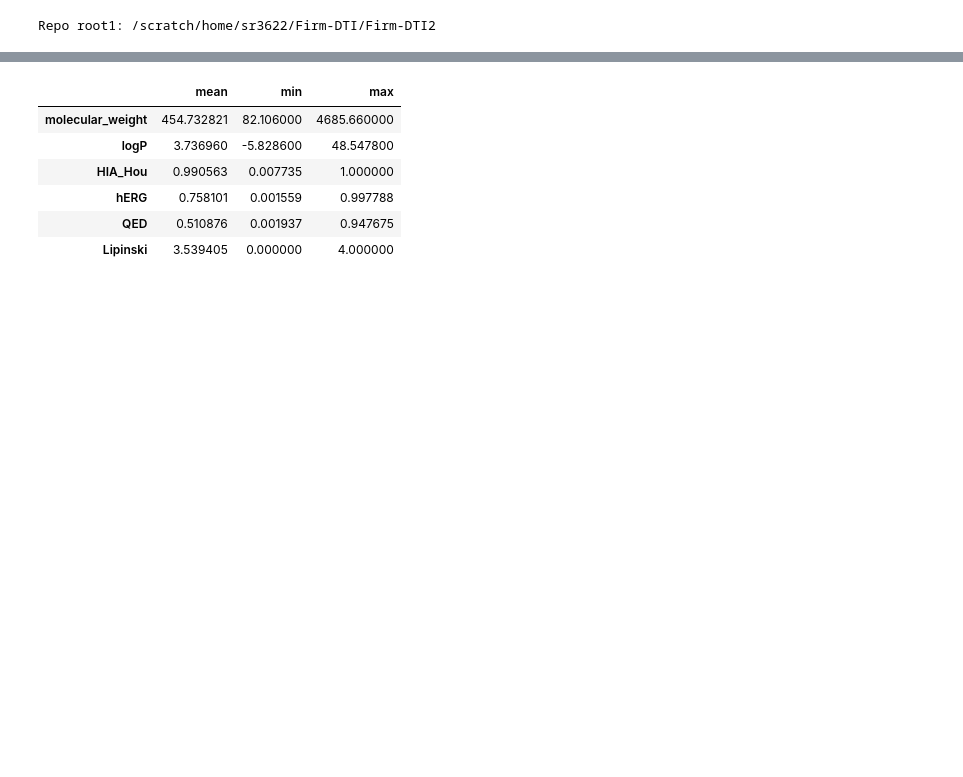
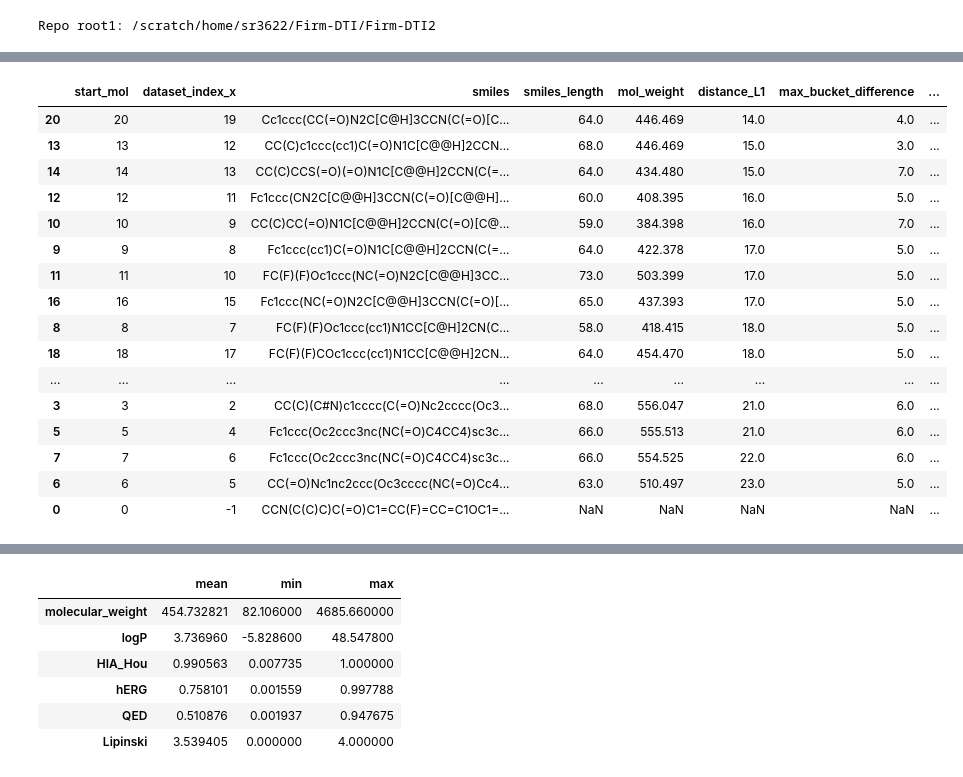
Before and after one commit to EESI/nevermore, a Jupyter notebook: notebooks/nevergrad_first_call.ipynb, the cells around one changed output, grey strips where cells are left out. Drawn from its saved outputs; the diff is of its cells as text; code cells hidden in the pictures; blank space fills up the shorter version.

```diff
--- a/notebooks/nevergrad_first_call.ipynb
+++ b/notebooks/nevergrad_first_call.ipynb
@@ -87,3 +130,28 @@ if summary_path.exists():
+# %%
+
+df = pd.read_csv(summary_path)
+
+# Sort by distance_L1 (ascending) to inspect best matches first
+df_sorted = df.sort_values("distance_L1", ascending=True)
+df_sorted
+# %% [output]
+|  | start_mol | dataset_index_x | smiles | smiles_length | mol_weight | distance_L1 | max_bucket_difference | ... |
+| 20 | 20 | 19 | Cc1ccc(CC(=O)N2C[C@H]3CCN(C(=O)[C... | 64.0 | 446.469 | 14.0 | 4.0 | ... |
+| 13 | 13 | 12 | CC(C)c1ccc(cc1)C(=O)N1C[C@@H]2CCN... | 68.0 | 446.469 | 15.0 | 3.0 | ... |
+| 14 | 14 | 13 | CC(C)CCS(=O)(=O)N1C[C@@H]2CCN(C(=... | 64.0 | 434.480 | 15.0 | 7.0 | ... |
+| 12 | 12 | 11 | Fc1ccc(CN2C[C@@H]3CCN(C(=O)[C@@H]... | 60.0 | 408.395 | 16.0 | 5.0 | ... |
+| 10 | 10 | 9 | CC(C)CC(=O)N1C[C@@H]2CCN(C(=O)[C@... | 59.0 | 384.398 | 16.0 | 7.0 | ... |
+| 9 | 9 | 8 | Fc1ccc(cc1)C(=O)N1C[C@@H]2CCN(C(=... | 64.0 | 422.378 | 17.0 | 5.0 | ... |
+| 11 | 11 | 10 | FC(F)(F)Oc1ccc(NC(=O)N2C[C@@H]3CC... | 73.0 | 503.399 | 17.0 | 5.0 | ... |
+| 16 | 16 | 15 | Fc1ccc(NC(=O)N2C[C@@H]3CCN(C(=O)[... | 65.0 | 437.393 | 17.0 | 5.0 | ... |
+| 8 | 8 | 7 | FC(F)(F)Oc1ccc(cc1)N1CC[C@H]2CN(C... | 58.0 | 418.415 | 18.0 | 5.0 | ... |
+| 18 | 18 | 17 | FC(F)(F)COc1ccc(cc1)N1CC[C@@H]2CN... | 64.0 | 454.470 | 18.0 | 5.0 | ... |
+| ... | ... | ... | ... | ... | ... | ... | ... | ... |
+| 3 | 3 | 2 | CC(C)(C#N)c1cccc(C(=O)Nc2cccc(Oc3... | 68.0 | 556.047 | 21.0 | 6.0 | ... |
+| 5 | 5 | 4 | Fc1ccc(Oc2ccc3nc(NC(=O)C4CC4)sc3c... | 66.0 | 555.513 | 21.0 | 6.0 | ... |
+| 7 | 7 | 6 | Fc1ccc(Oc2ccc3nc(NC(=O)C4CC4)sc3c... | 66.0 | 554.525 | 22.0 | 6.0 | ... |
+| 6 | 6 | 5 | CC(=O)Nc1nc2ccc(Oc3cccc(NC(=O)Cc4... | 63.0 | 510.497 | 23.0 | 5.0 | ... |
+| 0 | 0 | -1 | CCN(C(C)C)C(=O)C1=CC(F)=CC=C1OC1=... | NaN | NaN | NaN | NaN | ... |
 # %%
 opt_res.outputs
 # %% [output]
```
Also changed, not shown: parts of 7 cells of this notebook, 4 other files.
